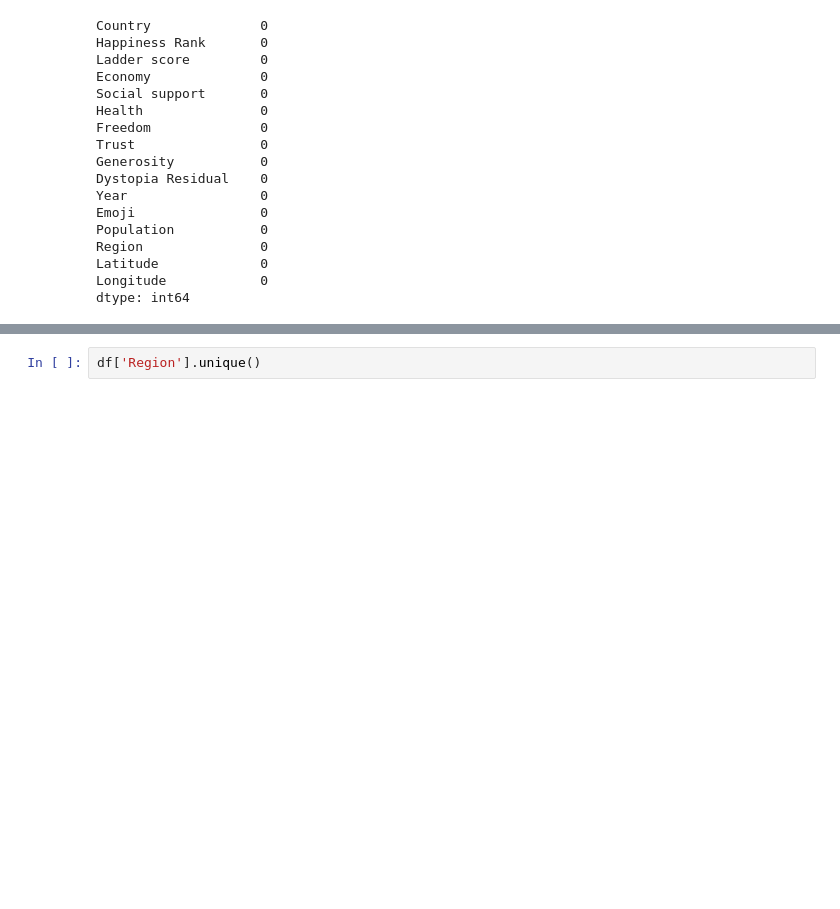
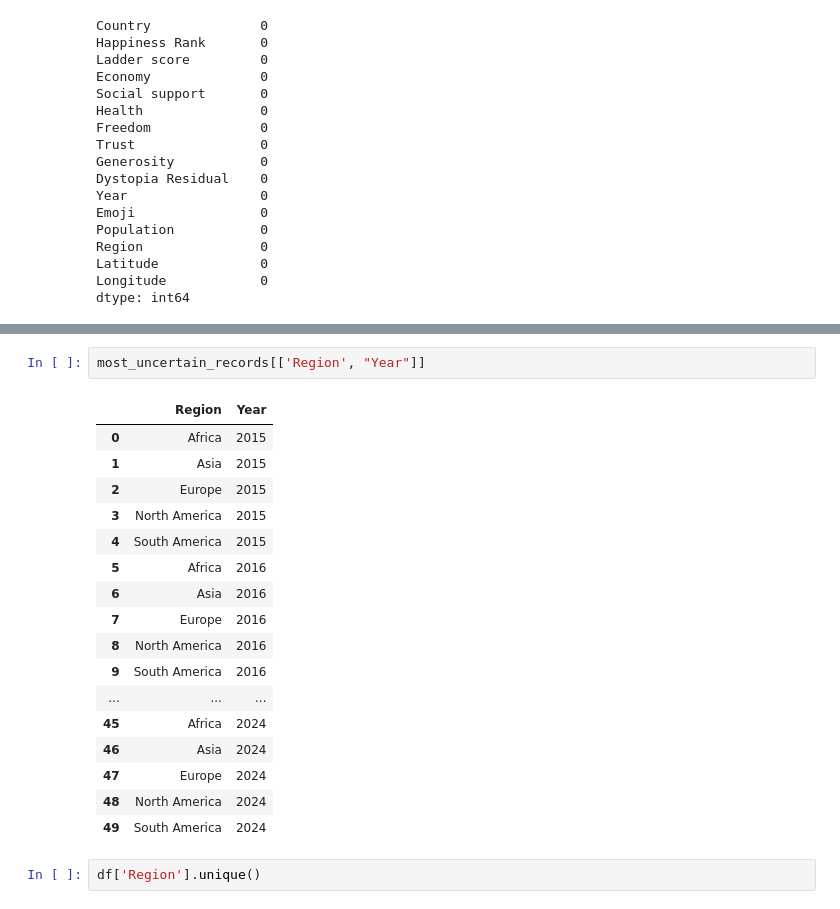
Before and after one commit to priscilla100/cse564_Visualization, a Jupyter notebook: static/whr_data/Untitled1.ipynb, the cells around one changed output, grey strips where cells are left out. Cells and saved outputs as stored; diff of their text form; blank space fills up the shorter version.

```diff
--- a/static/whr_data/Untitled1.ipynb
+++ b/static/whr_data/Untitled1.ipynb
@@ -24,3 +50,23 @@ dtype: int64
+# %%
+most_uncertain_records[['Region', "Year"]]
+# %% [output]
+|  | Region | Year |
+| 0 | Africa | 2015 |
+| 1 | Asia | 2015 |
+| 2 | Europe | 2015 |
+| 3 | North America | 2015 |
+| 4 | South America | 2015 |
+| 5 | Africa | 2016 |
+| 6 | Asia | 2016 |
+| 7 | Europe | 2016 |
+| 8 | North America | 2016 |
+| 9 | South America | 2016 |
+| ... | ... | ... |
+| 45 | Africa | 2024 |
+| 46 | Asia | 2024 |
+| 47 | Europe | 2024 |
+| 48 | North America | 2024 |
+| 49 | South America | 2024 |
 # %%
 df['Region'].unique()
 # %% [output]
```
Also changed, not shown: parts of 1 cell of this notebook, 6 other files.
